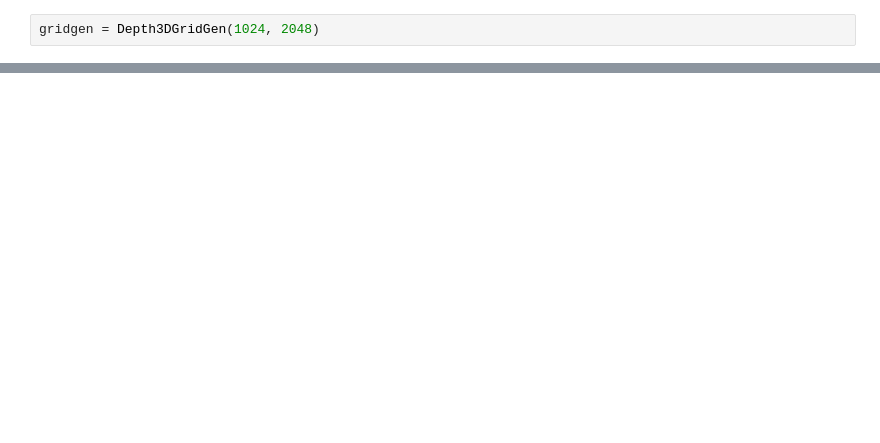
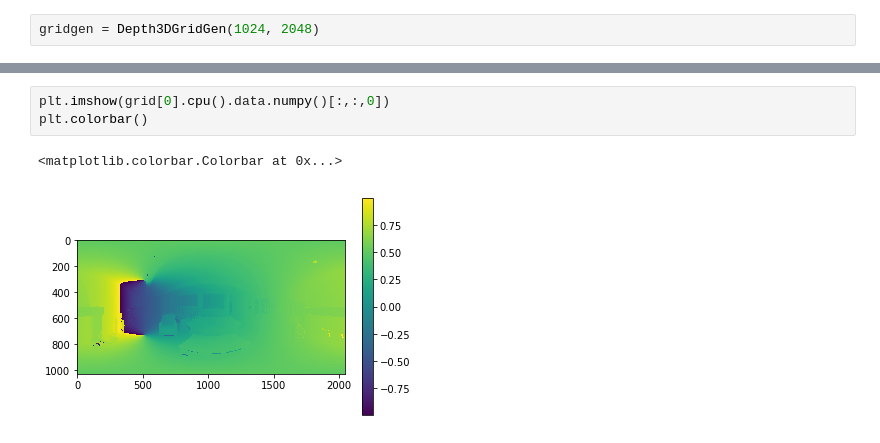
Before and after one commit to StanfordVL/GibsonEnv, a Jupyter notebook: dev/new_stn.ipynb, the cells around one changed output, grey strips where cells are left out. Cells and saved outputs as stored; diff of their text form; blank space fills up the shorter version.

```diff
--- a/dev/new_stn.ipynb
+++ b/dev/new_stn.ipynb
@@ -135,0 +195,6 @@ IndexError: tuple index out of range
+# %%
+plt.imshow(grid[0].cpu().data.numpy()[:,:,0])
+plt.colorbar()
+# %% [output]
+<matplotlib.colorbar.Colorbar at 0x...>
+[figure, added]
```
Also changed, not shown: parts of 18 cells of this notebook, 1 other file.
